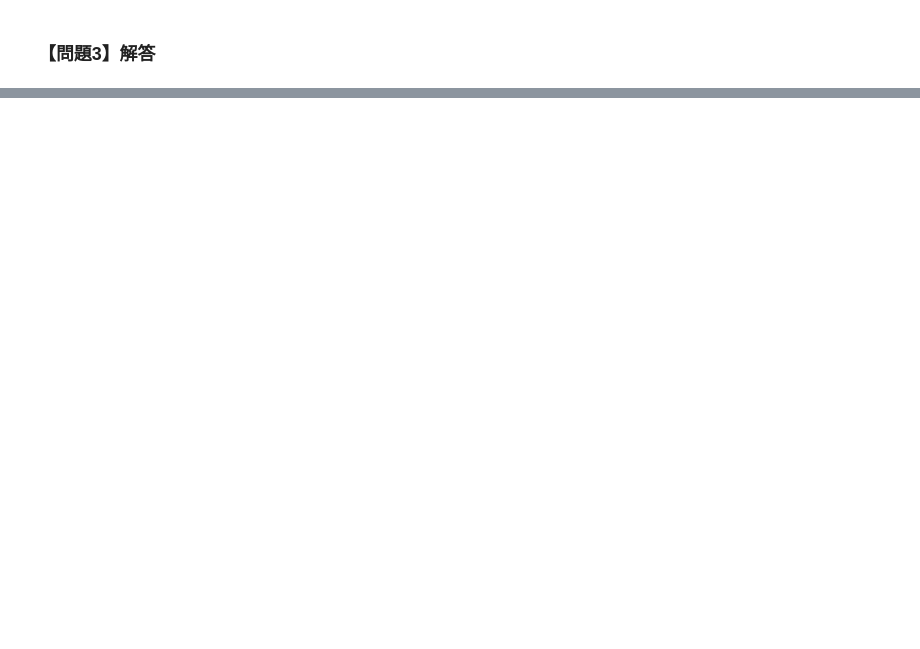
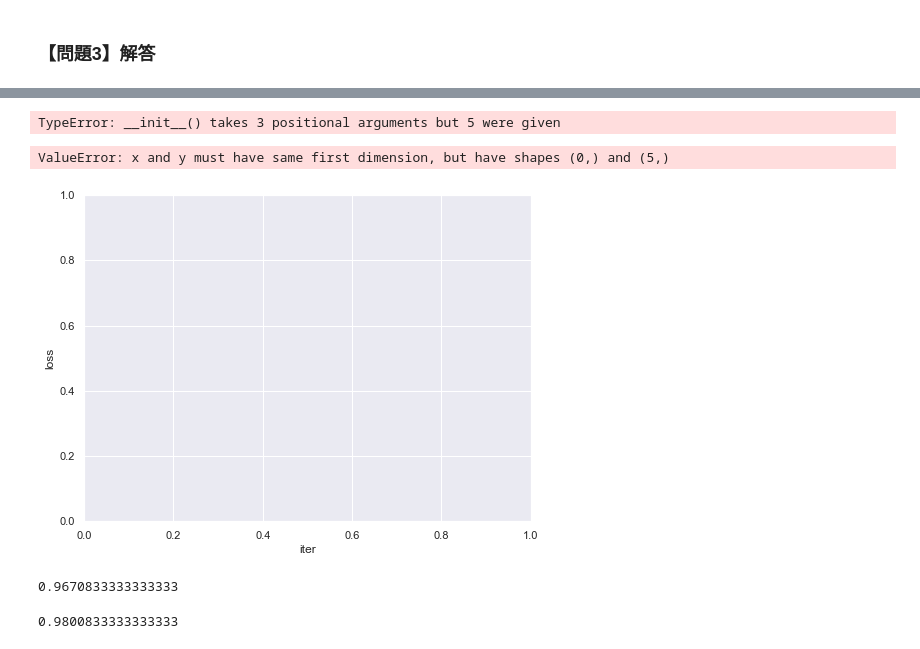
Before and after one commit to ryosukefujii/diveintocode-ml, a Jupyter notebook: Sprint/Sprint_10/Sprint10.ipynb, the cells around one changed output, grey strips where cells are left out. Cells and saved outputs as stored; diff of their text form; code cells hidden in the pictures; blank space fills up the shorter version.

```diff
--- a/Sprint/Sprint_10/Sprint10.ipynb
+++ b/Sprint/Sprint_10/Sprint10.ipynb
@@ -600,0 +443,4 @@ test_acc : 0.968
+# %%
+x = np.array([[1, 2, 3, 4], [2, 3, 4, 5]]) # shape(2, 4)で、（入力チャンネル数、特徴量数）である。
+w = np.ones((3, 2, 3)) # 例の簡略化のため全て1とする。(出力チャンネル数、入力チャンネル数、フィルタサイズ)である。
+b = np.array([1, 2, 3]) # （出力チャンネル数）
@@ -600,0 +543,7 @@ test_acc : 0.968
+# %%
+w_new = np.empty((3, 2, 3))
+for i in range(2):
+    for j in range(3):
+        w_new[:,i,j] = np.sum(x_[i, j:j+2]*loss_, axis=1)
+
+w_new
@@ -600,0 +690,11 @@ test_acc : 0.968
+# %%
+sample = Conv1d(w_, b_)
+y = np.array([30, 110, 170, 140]) # fit用の仮値
+sample.fit(x_, y)
+print('a:', sample.A)
+print('delta_b:', sample.B)
+print('delta_w:', sample.W)
+print('delta_x:', sample.dZ)
+
+# aの答え
+a = np.array([[16, 22], [17, 23], [18, 24]]) # shape(3, 2)で、（出力チャンネル数、特徴量数）である。
@@ -600,0 +1203,30 @@ test_acc : 0.968
+# %%
+model = Conv1d_()
+model.fit(X_train, y_train, X_val, y_val)
+# %% [output]
+TypeError: __init__() takes 3 positional arguments but 5 were given
+# %%
+plt.figure(figsize=(8,6))
+sns.set()
+plt.xlabel('iter')
+plt.ylabel('loss')
+plt.plot(model.cnt_list, model.l_list, label='train')
+plt.plot(model.cnt_list, model.l_val_list, label='val')
+plt.legend()
+# %% [output]
+ValueError: x and y must have same first dimension, but have shapes (0,) and (5,)
+[figure, added]
+# %%
+y_pred = model.predict(X_val)
+y_true = np.argmax(y_val, axis=1)
+
+print(accuracy_score(y_true, y_pred))
+# %% [output]
+0.9670833333333333
+# %%
+y_pred_tr = model.predict(X_train)
+y_true_tr = np.argmax(y_train, axis=1)
+
+print(accuracy_score(y_true_tr, y_pred_tr))
+# %% [output]
+0.9800833333333333
```
Also changed, not shown: parts of 74 cells of this notebook, 1 other file.
